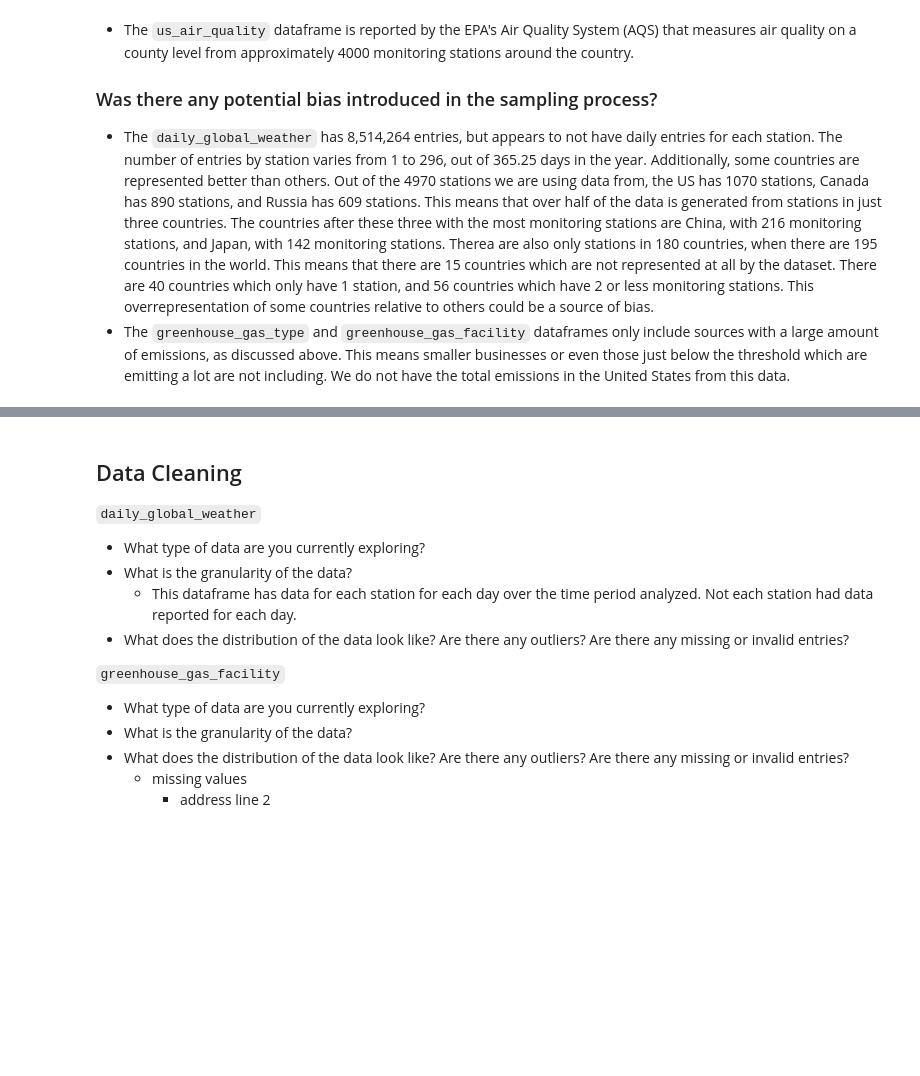
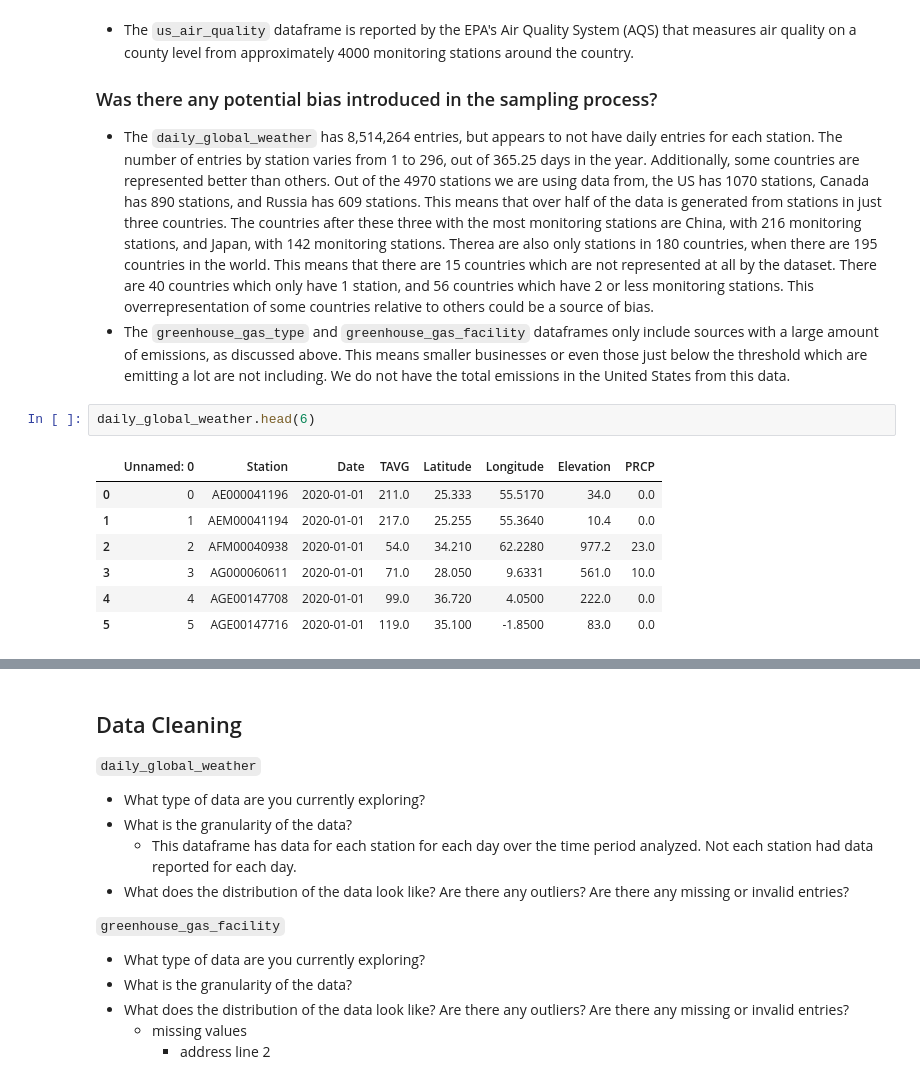
Before and after one commit to kalieknecht/data200-project, a Jupyter notebook: analysis/Analysis.ipynb, the cells around one changed output, grey strips where cells are left out. Saved outputs shown, nothing was run; the diff lists cells and outputs as text; blank space fills up the shorter version.

```diff
--- a/analysis/Analysis.ipynb
+++ b/analysis/Analysis.ipynb
@@ -80,3 +80,13 @@ greenhouse_gas_facility.head(5)
 ### Was there any potential bias introduced in the sampling process?
 * The `daily_global_weather` has 8,514,264 entries, but appears to not have daily entries for each station. The number of entries by station varies from 1 to 296, out of 365.25 days in the year. Additionally, some countries are represented better than others. Out of the 4970 stations we are using data from, the US has 1070 stations, Canada has 890 stations, and Russia has 609 stations. This means that over half of the data is generated from stations in just three countries. The countries after these three with the most monitoring stations are China, with 216 monitoring stations, and Japan, with 142 monitoring stations. Therea are also only stations in 180 countries, when there are 195 countries in the world. This means that there are 15 countries which are not represented at all by the dataset. There are 40 countries which only have 1 station, and 56 countries which have 2 or less monitoring stations. This overrepresentation of some countries relative to others could be a source of bias.
 * The `greenhouse_gas_type` and `greenhouse_gas_facility` dataframes only include sources with a large amount of emissions, as discussed above. This means smaller businesses or even those just below the threshold which are emitting a lot are not including. We do not have the total emissions in the United States from this data.
+# %%
+daily_global_weather.head(6)
+# %% [output]
+|  | Unnamed: 0 | Station | Date | TAVG | Latitude | Longitude | Elevation | PRCP |
+| 0 | 0 | AE000041196 | 2020-01-01 | 211.0 | 25.333 | 55.5170 | 34.0 | 0.0 |
+| 1 | 1 | AEM00041194 | 2020-01-01 | 217.0 | 25.255 | 55.3640 | 10.4 | 0.0 |
+| 2 | 2 | AFM00040938 | 2020-01-01 | 54.0 | 34.210 | 62.2280 | 977.2 | 23.0 |
+| 3 | 3 | AG000060611 | 2020-01-01 | 71.0 | 28.050 | 9.6331 | 561.0 | 10.0 |
+| 4 | 4 | AGE00147708 | 2020-01-01 | 99.0 | 36.720 | 4.0500 | 222.0 | 0.0 |
+| 5 | 5 | AGE00147716 | 2020-01-01 | 119.0 | 35.100 | -1.8500 | 83.0 | 0.0 |
```
Also changed, not shown: parts of 26 cells of this notebook, 2 other files.
